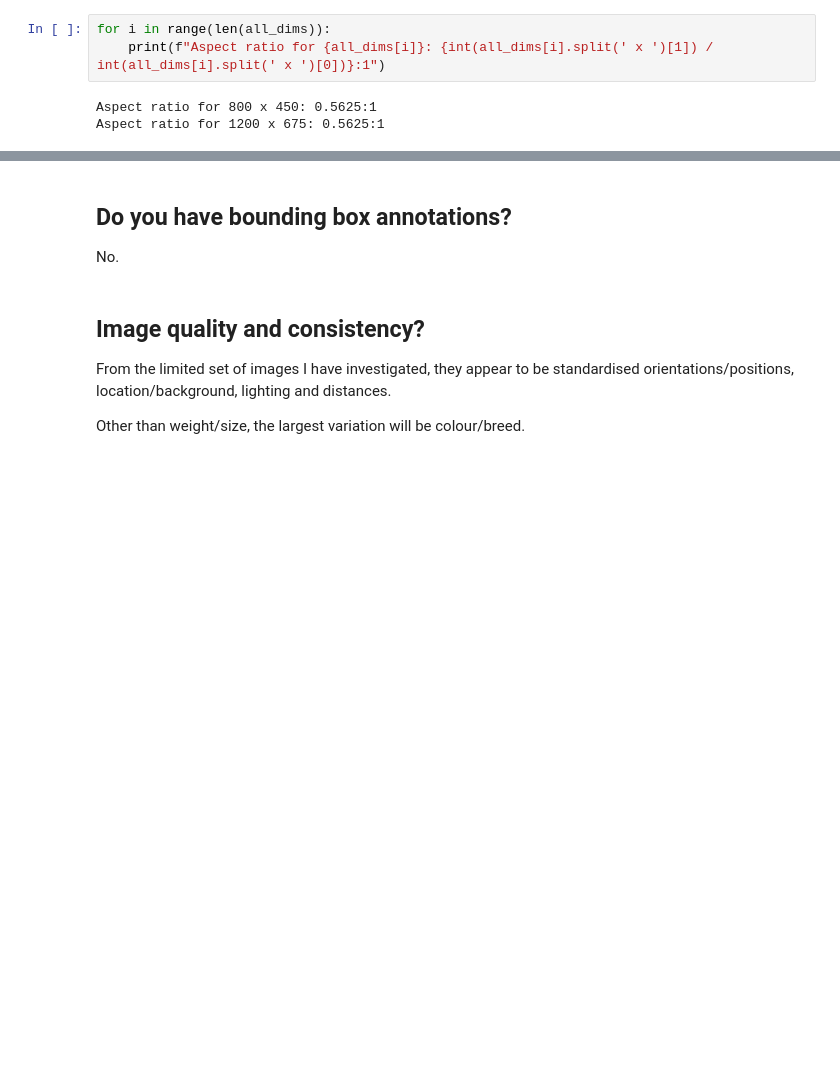
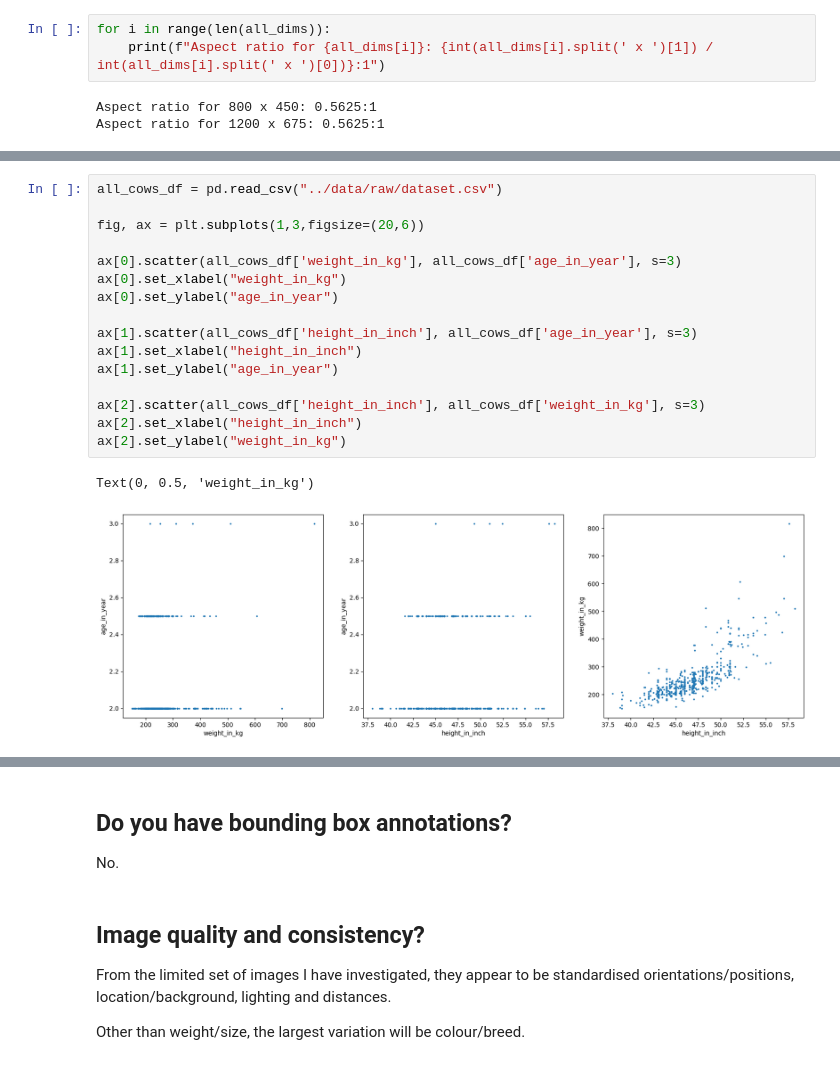
Before and after one commit to damonbeveridge/cattle_weight_regression, a Jupyter notebook: notebooks/01_eda.ipynb, the cells around one changed output, grey strips where cells are left out. Saved outputs shown, nothing was run; the diff lists cells and outputs as text; blank space fills up the shorter version.

```diff
--- a/notebooks/01_eda.ipynb
+++ b/notebooks/01_eda.ipynb
@@ -242,0 +281,19 @@ Aspect ratio for 1200 x 675: 0.5625:1
+# %%
+all_cows_df = pd.read_csv("../data/raw/dataset.csv")
+
+fig, ax = plt.subplots(1,3,figsize=(20,6))
+
+ax[0].scatter(all_cows_df['weight_in_kg'], all_cows_df['age_in_year'], s=3)
+ax[0].set_xlabel("weight_in_kg")
+ax[0].set_ylabel("age_in_year")
+
+ax[1].scatter(all_cows_df['height_in_inch'], all_cows_df['age_in_year'], s=3)
+ax[1].set_xlabel("height_in_inch")
+ax[1].set_ylabel("age_in_year")
+
+ax[2].scatter(all_cows_df['height_in_inch'], all_cows_df['weight_in_kg'], s=3)
+ax[2].set_xlabel("height_in_inch")
+ax[2].set_ylabel("weight_in_kg")
+# %% [output]
+Text(0, 0.5, 'weight_in_kg')
+[figure, added]
```
Also changed, not shown: parts of 9 cells of this notebook, 10 other files.
